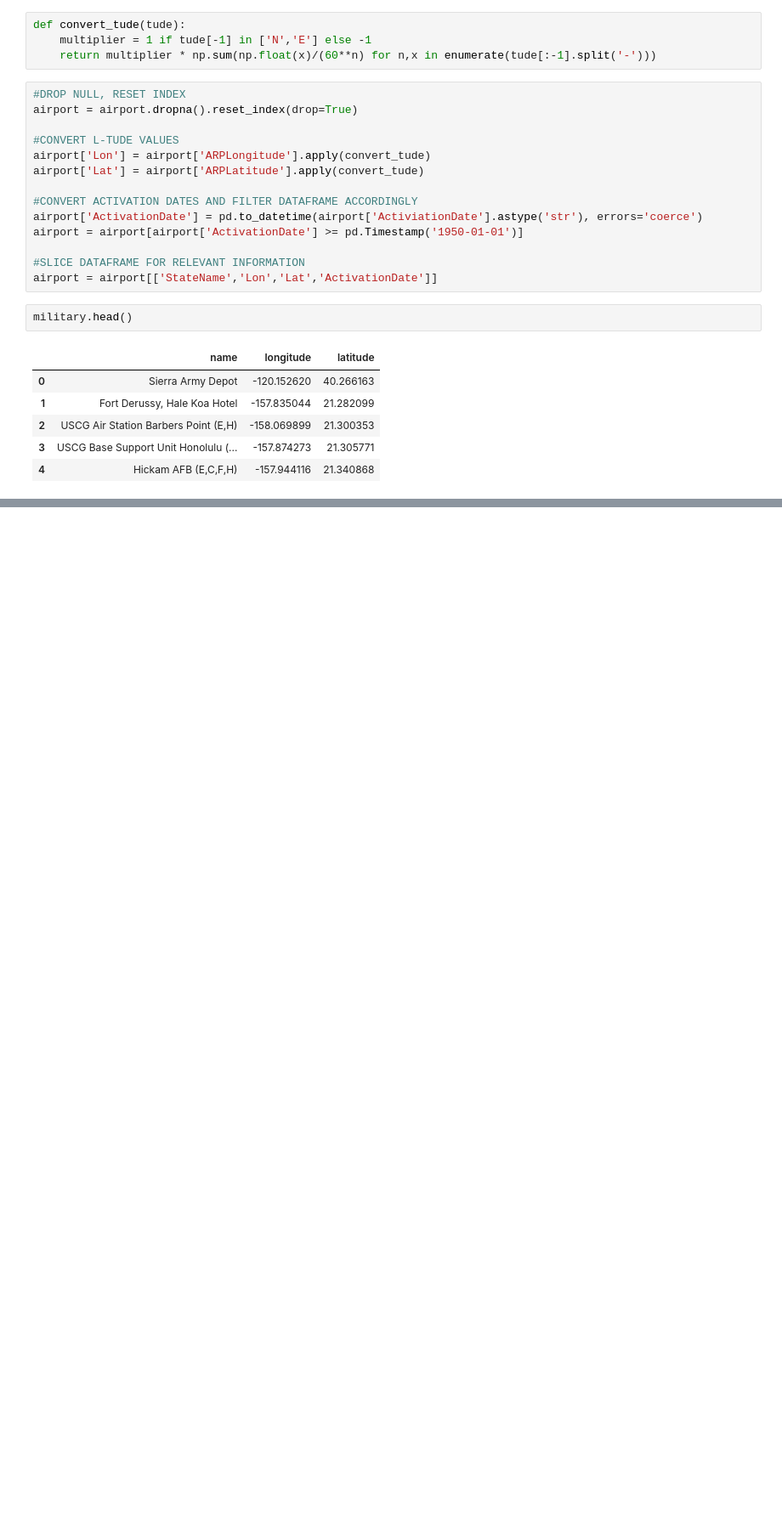
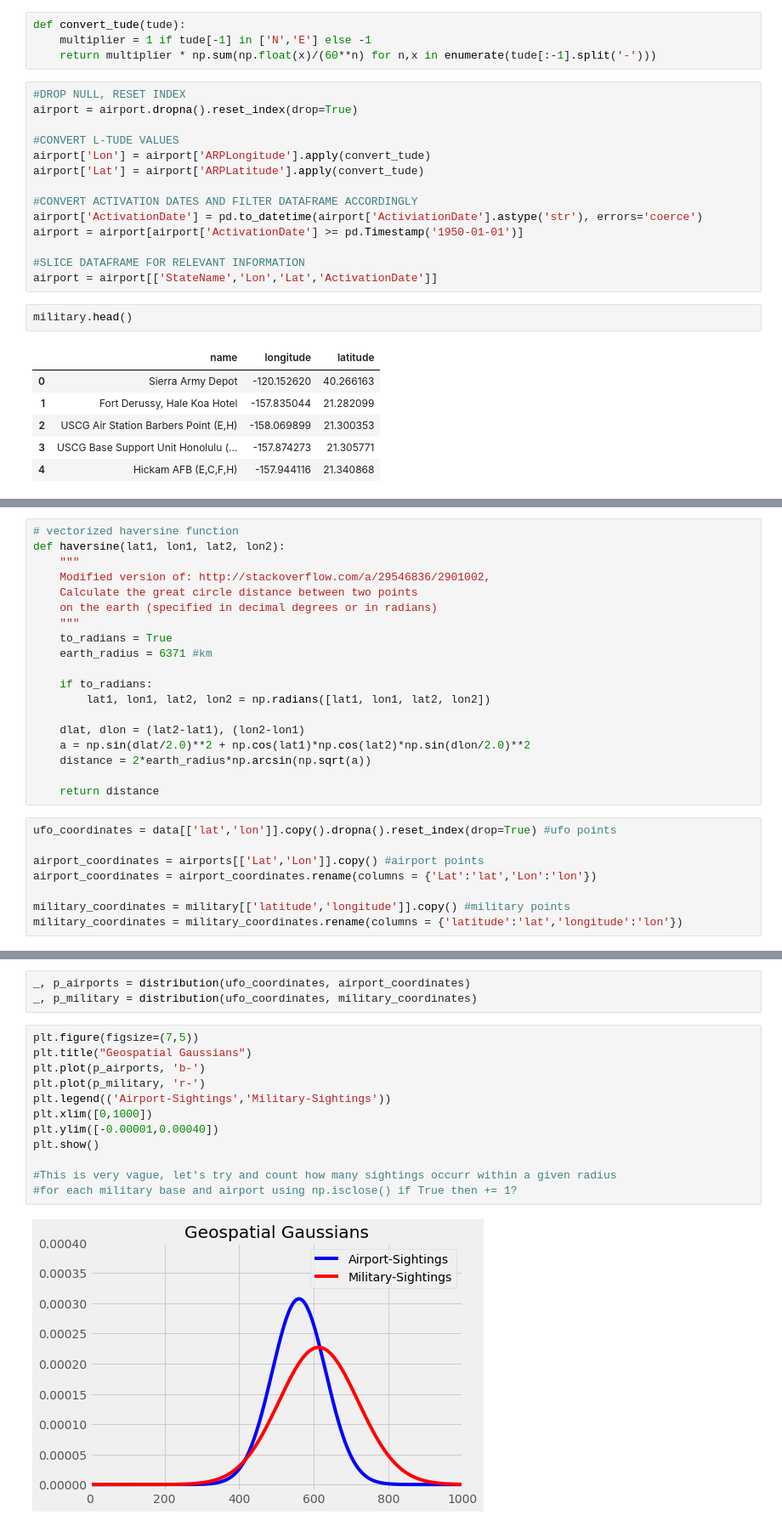
Before and after one commit to Dascienz/ufo-sightings, a Jupyter notebook: jupyter-notebooks/UFO_Geospatial_Analysis.ipynb, the cells around one changed output, grey strips where cells are left out. Shown at 85% size. Cells and saved outputs as stored; diff of their text form; blank space fills up the shorter version.

```diff
--- a/jupyter-notebooks/UFO_Geospatial_Analysis.ipynb
+++ b/jupyter-notebooks/UFO_Geospatial_Analysis.ipynb
@@ -66,0 +148,27 @@ military.head()
+# %%
+# vectorized haversine function
+def haversine(lat1, lon1, lat2, lon2):
+    """
+    Modified version of: http://stackoverflow.com/a/29546836/2901002,
+    Calculate the great circle distance between two points
+    on the earth (specified in decimal degrees or in radians)
+    """
+    to_radians = True
+    earth_radius = 6371 #km
+
+    if to_radians:
+        lat1, lon1, lat2, lon2 = np.radians([lat1, lon1, lat2, lon2])
+
+    dlat, dlon = (lat2-lat1), (lon2-lon1)
+    a = np.sin(dlat/2.0)**2 + np.cos(lat1)*np.cos(lat2)*np.sin(dlon/2.0)**2
+    distance = 2*earth_radius*np.arcsin(np.sqrt(a))
+
+    return distance
+# %%
+ufo_coordinates = data[['lat','lon']].copy().dropna().reset_index(drop=True) #ufo points
+
+airport_coordinates = airports[['Lat','Lon']].copy() #airport points
+airport_coordinates = airport_coordinates.rename(columns = {'Lat':'lat','Lon':'lon'})
+
+military_coordinates = military[['latitude','longitude']].copy() #military points
+military_coordinates = military_coordinates.rename(columns = {'latitude':'lat','longitude':'lon'})
@@ -66,0 +240,17 @@ military.head()
+# %%
+_, p_airports = distribution(ufo_coordinates, airport_coordinates)
+_, p_military = distribution(ufo_coordinates, military_coordinates)
+# %%
+plt.figure(figsize=(7,5))
+plt.title("Geospatial Gaussians")
+plt.plot(p_airports, 'b-')
+plt.plot(p_military, 'r-')
+plt.legend(('Airport-Sightings','Military-Sightings'))
+plt.xlim([0,1000])
+plt.ylim([-0.00001,0.00040])
+plt.show()
+
+#This is very vague, let's try and count how many sightings occurr within a given radius
+#for each military base and airport using np.isclose() if True then += 1?
+# %% [output]
+[figure, added]
```
Also changed, not shown: parts of 8 cells of this notebook.
